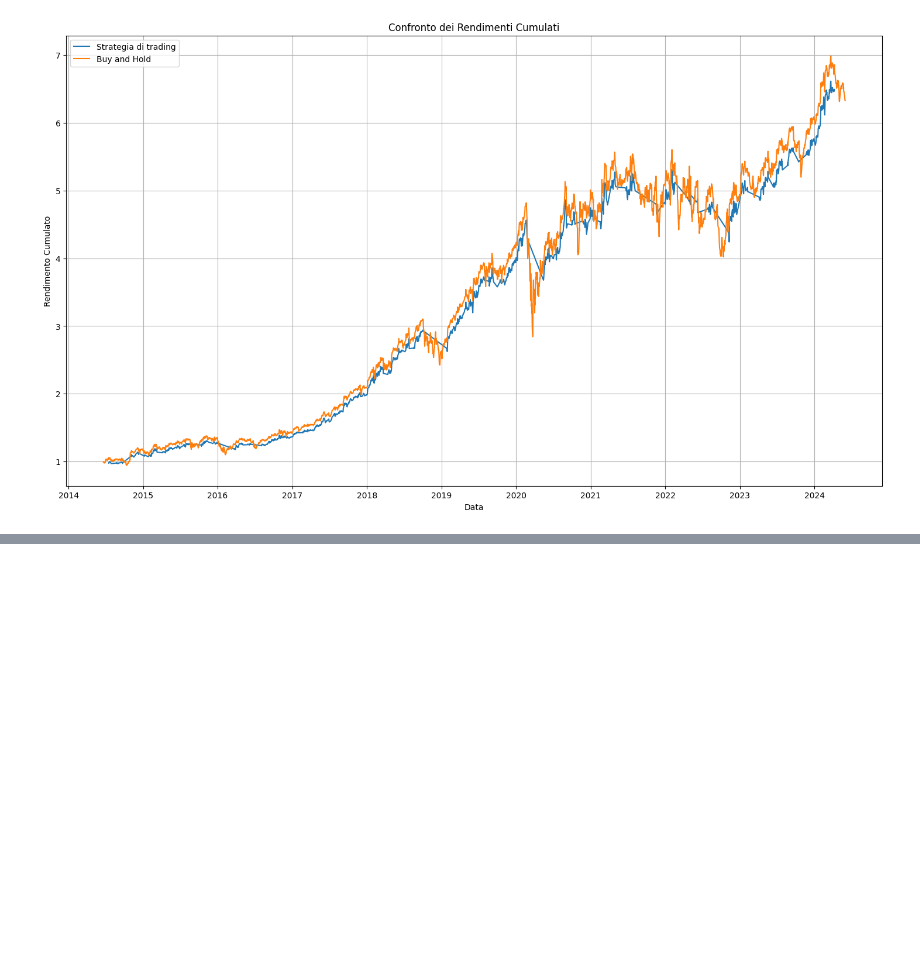
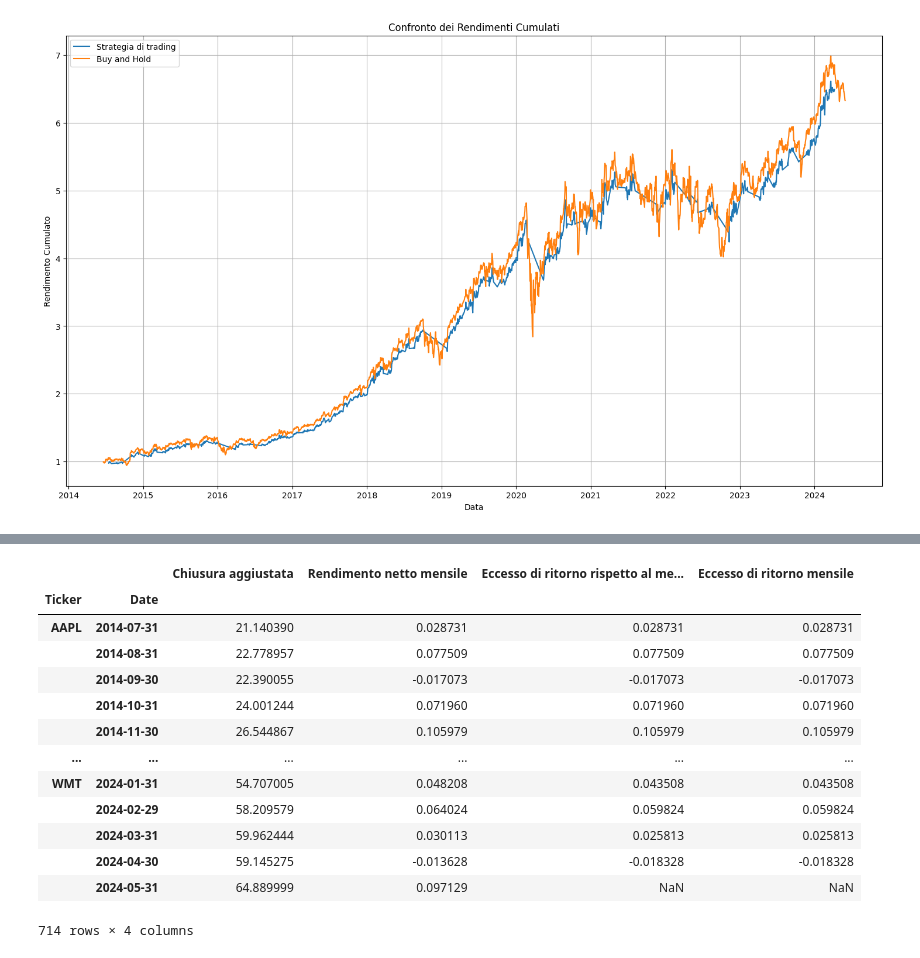
Before and after one commit to Pynci/business-intelligence, a Jupyter notebook: progetto/progetto.ipynb, the cells around one changed output, grey strips where cells are left out. Drawn from its saved outputs; the diff is of its cells as text; code cells hidden in the pictures; blank space fills up the shorter version.

```diff
--- a/progetto/progetto.ipynb
+++ b/progetto/progetto.ipynb
@@ -636,0 +690,8 @@ plt.show()
+# %%
+# popoliamo un dataframe con i dati di fama e french mensili
+fama_french_mensili = pd.DataFrame(gff.famaFrench3Factor(frequency='m'))
+fama_french_mensili.rename({'date_ff_factors': 'Date'}, axis=1, inplace=True)
+fama_french_mensili.set_index('Date', inplace = True)
+fama_french_mensili = fama_french_mensili.loc[inizio : fine] # filtriamo per il periodo di interesse
+
+fama_french_mensili
@@ -636,0 +713,15 @@ plt.show()
+# %%
+dataframe_capm = dataframe_completo.drop(columns=['Open', 'High', 'Low', 'Close', 'Volume'], axis=1)
+dataframe_capm.rename(columns={'Adj Close': 'Chiusura aggiustata'}, inplace=True)
+
+# trasformiamo le date in oggetti datetime facilmente manipolabili da pandas
+dataframe_capm.index = dataframe_capm.index.set_levels(pd.to_datetime(dataframe_capm.index.levels[1]), level=1)
+
+# per ciascun ticker, ricampioniamo il dataframe su base mensile
+dataframe_capm = dataframe_capm.groupby('Ticker').resample('ME', level=1).last()
+
+# calcoliamo il rendimento netto mensile
+dataframe_capm['Rendimento netto mensile'] = dataframe_capm.groupby('Ticker')['Chiusura aggiustata'].pct_change()
+dataframe_capm = dataframe_capm.dropna()
+
+dataframe_capm
@@ -636,0 +743,19 @@ plt.show()
+# %%
+dataframe_capm['Eccesso di ritorno mensile'] = dataframe_capm['Rendimento netto mensile'] - fama_french_mensili['RF']
+
+dataframe_capm
+# %% [output]
+|  |  | Chiusura aggiustata | Rendimento netto mensile | Eccesso di ritorno rispetto al me... | Eccesso di ritorno mensile |
+| Ticker | Date |  |  |  |  |
+| AAPL | 2014-07-31 | 21.140390 | 0.028731 | 0.028731 | 0.028731 |
+|  | 2014-08-31 | 22.778957 | 0.077509 | 0.077509 | 0.077509 |
+|  | 2014-09-30 | 22.390055 | -0.017073 | -0.017073 | -0.017073 |
+|  | 2014-10-31 | 24.001244 | 0.071960 | 0.071960 | 0.071960 |
+|  | 2014-11-30 | 26.544867 | 0.105979 | 0.105979 | 0.105979 |
+| ... | ... | ... | ... | ... | ... |
+| WMT | 2024-01-31 | 54.707005 | 0.048208 | 0.043508 | 0.043508 |
+|  | 2024-02-29 | 58.209579 | 0.064024 | 0.059824 | 0.059824 |
+|  | 2024-03-31 | 59.962444 | 0.030113 | 0.025813 | 0.025813 |
+|  | 2024-04-30 | 59.145275 | -0.013628 | -0.018328 | -0.018328 |
+|  | 2024-05-31 | 64.889999 | 0.097129 | NaN | NaN |
+714 rows × 4 columns
```
Also changed, not shown: parts of 14 cells of this notebook, 1 other file.
